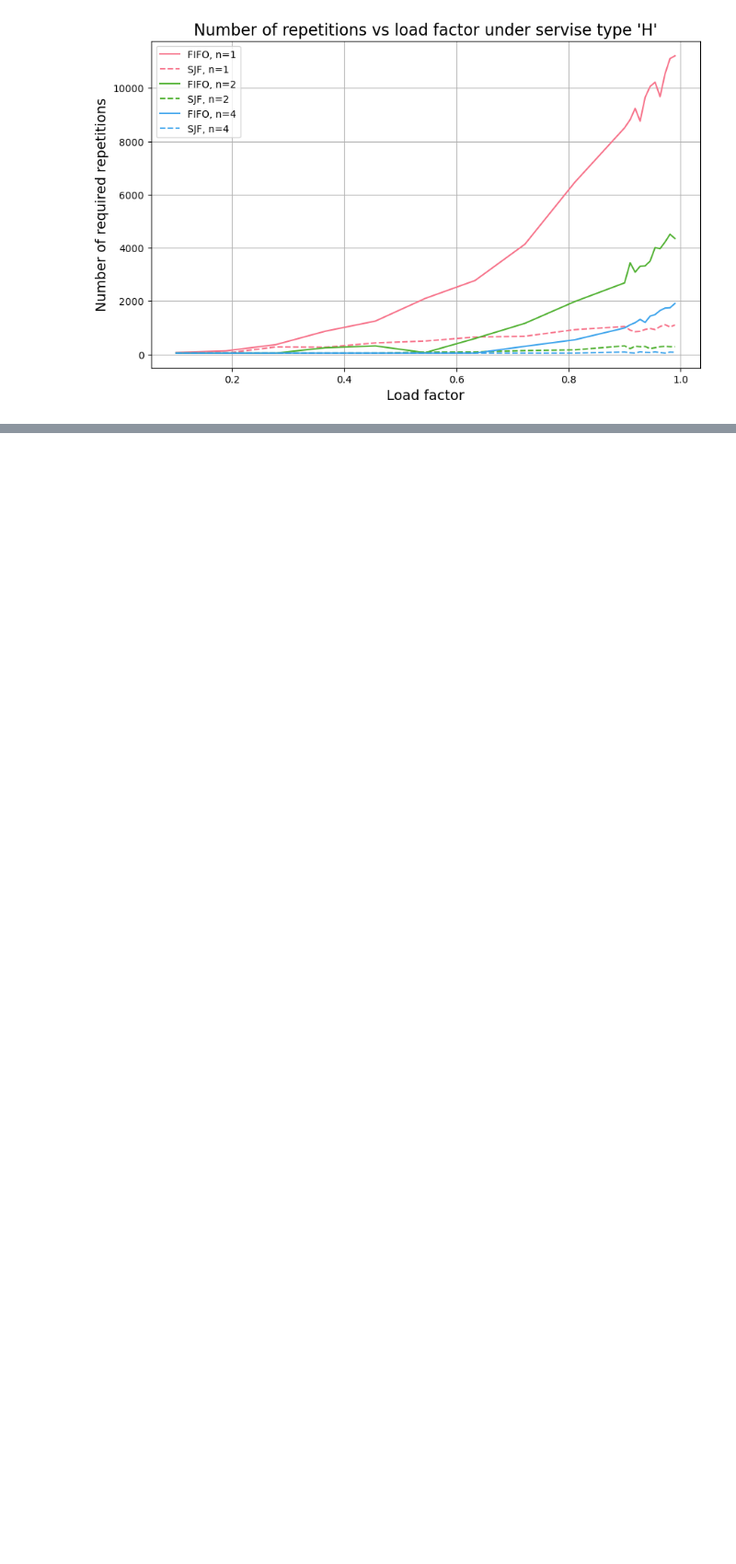
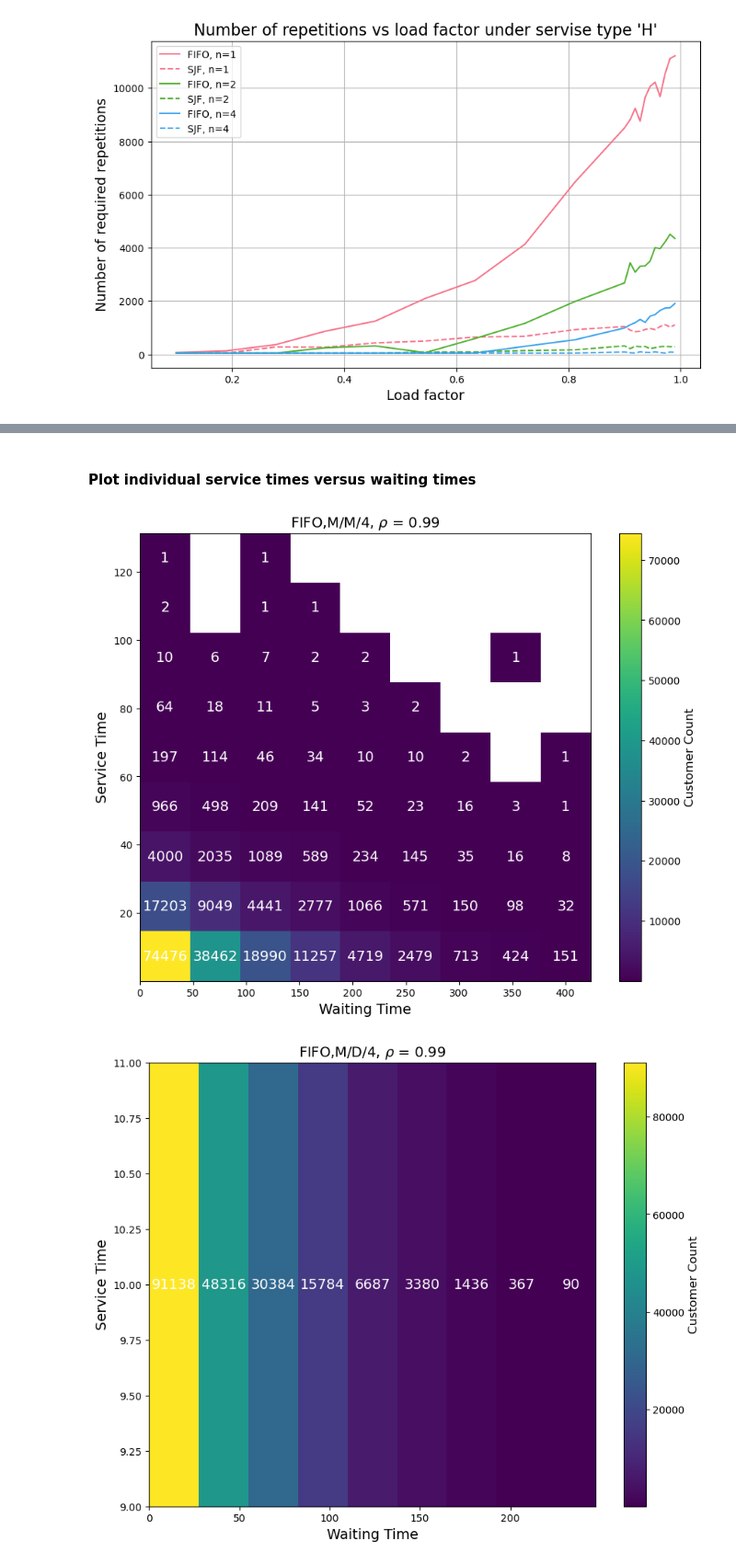
Before and after one commit to ThomasTenDamme/Stochastic_Simulation_Assignment2, a Jupyter notebook: Assignment 2 Thomas.ipynb, the cells around one changed output, grey strips where cells are left out. Shown at 92% size. Cells and saved outputs as stored; diff of their text form; code cells hidden in the pictures; blank space fills up the shorter version.

```diff
--- a/Assignment 2 Thomas.ipynb
+++ b/Assignment 2 Thomas.ipynb
@@ -1258,0 +1290,72 @@ for results, service_type in zip(all_results, service_types):
+# %% [markdown]
+#### Plot individual service times versus waiting times
+# %%
+def run_simulation(num_servers, service_type, priority, rho):
+    waiting_times = []
+    service_times = []
+    for _ in range(SIMULATIONS):
+        env = simpy.Environment()
+        bank = Bank(env, num_servers, MU, priority=priority, service_type=service_type)
+        env.process(setup(env, bank, SIMULATION_TIME, num_servers * MU * rho))
+        env.run()
+        waiting_times.extend(bank.waiting_times)
+        service_times.extend(bank.service_times)
+    return waiting_times, service_times
+
+
+# Parameters for the simulation
+MU = 1/10 # Service rate
+SIMULATION_TIME = 5000
+SIMULATIONS = 100
+rho = 0.99
+servers = [4]
+
+# Dictionary to hold simulation results
+simulation_results = {}
+
+# Run simulations for different numbers of servers
+service_types = ["M", "D", "H"]
+priorities = ["FIFO","SJF"]
+
+for priority in priorities:
+    for service_type in service_types:
+        for num_servers in servers:
+            waiting_times, service_times = run_simulation(num_servers, service_type, priority, rho)
+            # Create a 2D histogram with hexagonal bins
+            #plt.suptitle(f'{priority},{service_type},{num_servers}', y=1.05)  # Adjust title position
+
+            x_bins = np.linspace(min(waiting_times), max(waiting_times), 10)
+            y_bins = np.linspace(min(service_times), max(service_times), 10)
+            # Check if the range is too small and adjust if necessary
+            if np.min(waiting_times) == np.max(waiting_times):
+                x_bins = [np.min(waiting_times) - 1, np.min(waiting_times) + 1]
+            if np.min(service_times) == np.max(service_times):
+                y_bins = [np.min(service_times) - 1, np.min(service_times) + 1]
+            # Create the 2D histogram
+            fig, ax = plt.subplots(figsize=(10, 8))
+            hst = ax.hist2d(waiting_times, service_times, bins=[x_bins, y_bins], cmap='viridis', cmin=1)
+
+            # Add color bar
+            cbar = plt.colorbar(hst[3], ax=ax)
+            cbar.set_label('Customer Count', fontsize=12)
+            cbar.ax.tick_params(labelsize=10)
+
+
+
+            # Add annotation for each bin
+            for i in range(len(x_bins)-1):
+                for j in range(len(y_bins)-1):
+                    if hst[0][i, j] > 0:  # Only annotate bins with counts
+                        ax.annotate(str(int(hst[0][i, j])),
+                                    xy=((x_bins[i]+x_bins[i+1])/2, (y_bins[j]+y_bins[j+1])/2),
+                                    ha='center', va='center', color='white', fontsize=14)
+
+            # Set labels and title
+            plt.xlabel('Waiting Time', fontsize=14)
+            plt.ylabel('Service Time', fontsize=14)
+            plt.title(f'{priority},M/{service_type}/{num_servers}, $\\rho$ = {rho}', fontsize=14)
+
+            plt.show()
+# %% [output]
+[figure, added]
+[figure, added]
```
Also changed, not shown: parts of 15 cells of this notebook.
